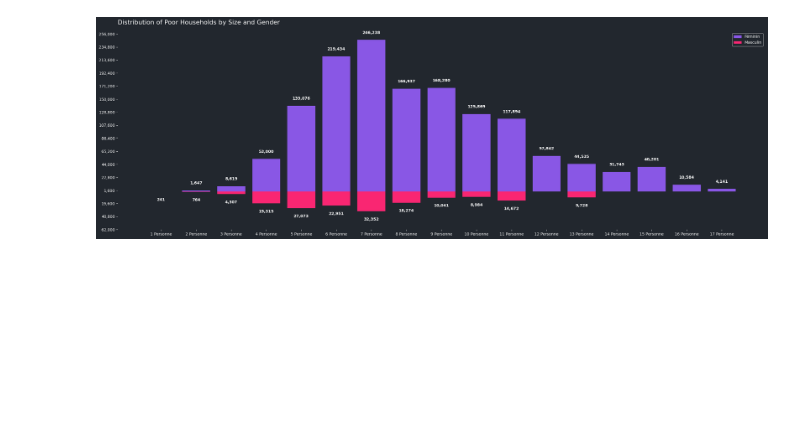
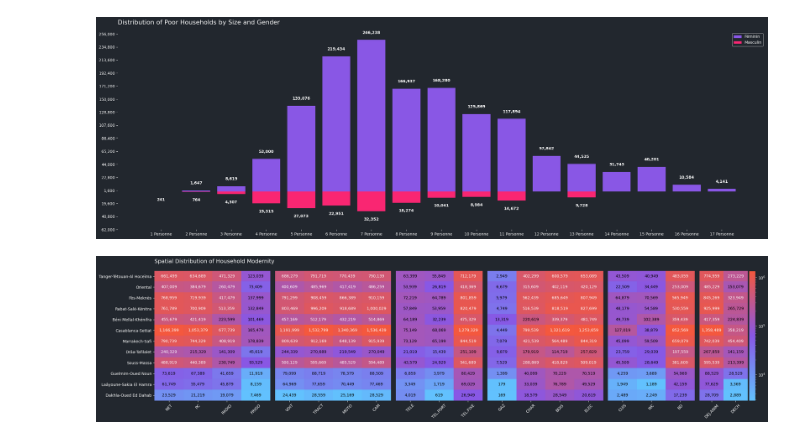
Before and after one commit to Hvllvix/HCP-Internship, a Jupyter notebook: Notebooks/Analysis.ipynb, the cells around one changed output. Saved outputs shown, nothing was run; the diff lists cells and outputs as text; code cells hidden in the pictures; blank space fills up the shorter version.

Commit message:
updating the analysis notebook and saving plots generated a png

```diff
--- a/Notebooks/Analysis.ipynb
+++ b/Notebooks/Analysis.ipynb
@@ -173,3 +173,36 @@ plt.tight_layout()
 plt.show()
 # %% [output]
 [figure]
+# %%
+from matplotlib.colors import LinearSegmentedColormap, LogNorm
+
+domains = [{'NET' : ['Non'], 'PC' : ['Non'], 'RADIO' : ['Non'], 'FRIGO' : ['Non']}, {'VOIT' : ['Aucune voiture'], 'TRACT' : ['Aucun tracteur'], 'MOTO' : ['Aucun motocycle'], 'CAM' : ['Aucun camion']}, {'TELE' : ['Non'], 'TEL.PORT' : ['Non'], 'TEL.FIXE' : ['Non']}, {'GAZ' : ['Non utilisé'], 'CHAR' : ['Non utilisé'], 'BOIS' : ['Non utilisé'], 'ELEC' : ['Non utilisée']}, {'CUIS' : ['Non disponible'], 'WC' : ['Non disponibles'], 'BD' : ['Non disponible']}, {'DEJ.ANIM' : ['Non utilisées'], 'DECH' : ['Dans la nature']}]
+regions = sorted(RGPH['REG'].unique())
+matrix = [pd.DataFrame([{asset: RGPH[(RGPH['REG'] == region) & (RGPH[asset].isin([k for k, v in MapRGPH[asset].items() if v in assets[asset]]))]['PDS'].sum() for asset in assets} for region in regions], index = [MapRGPH['REG'].get(region, f"Reg {region}") for region in regions]) for assets in domains]
+
+fig, axes = plt.subplots(1, len(domains), figsize = (24, 6), sharey = True, gridspec_kw = {'width_ratios': [len(d) for d in domains]})
+for i in range(len(axes)) :
+    im = axes[i].imshow(matrix[i].values, cmap = LinearSegmentedColormap.from_list("map", [Colors['blue'], Colors['purple'], Colors['orange']]), norm = LogNorm(vmin = max(1, matrix[i].values.min()), vmax = matrix[i].values.max()), aspect = 'auto')
+    for index in range(len(matrix[i].index)) :
+        for column in range(len(matrix[i].columns)) :
+            val = matrix[i].iloc[index, column]
+            color = "black" if val < matrix[i].values.max() / 5 else "white"
+            axes[i].text(column, index, f'{int(val):,}', ha = "center", va = "center", color = color, fontsize = 10)
+
+    axes[i].set_xticks(np.arange(len(domains[i])))
+    axes[i].set_xticklabels(list(domains[i].keys()), fontsize = 10, rotation = 45)
+
+    if i == 0:
+        axes[i].set_yticks(np.arange(len(matrix[i].index)))
+        axes[i].set_yticklabels(matrix[i].index, fontsize = 10)
+        axes[i].set_title('Spatial Distribution of Household Modernity', fontsize = 14, loc = 'left', pad = 20)
+    else:
+        axes[i].yaxis.set_visible(False)
+
+    if i == (len(axes) - 1) : fig.colorbar(im, ax = axes[i], pad = 0.02)
+    for spine in axes[i].spines.values() : spine.set_visible(False)
+
+plt.tight_layout()
+plt.show()
+# %% [output]
+[figure, added]
```
Also changed, not shown: parts of 1 cell of this notebook, 5 other files.
